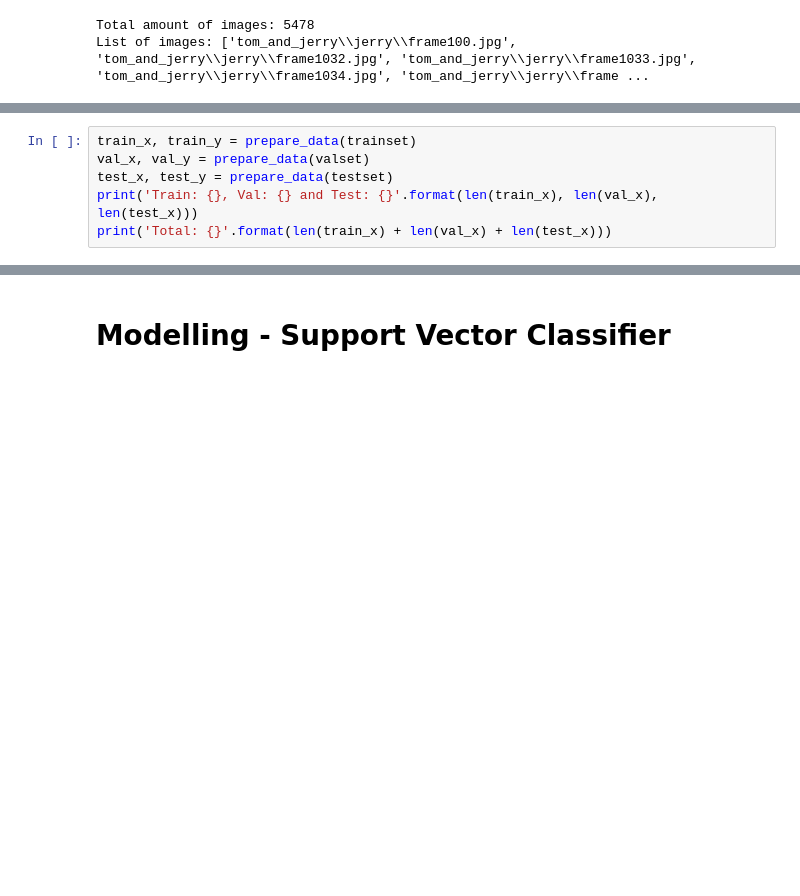
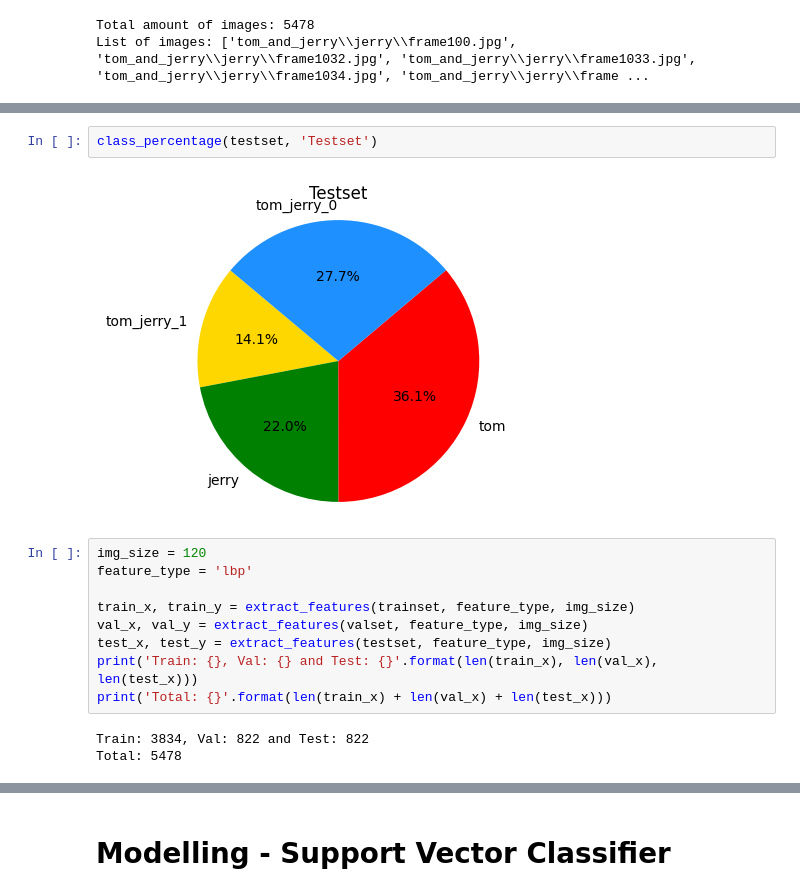
Before and after one commit to esul-gif/tom-jerry, a Jupyter notebook: Tom_and_Jerry_ML.ipynb, the cells around one changed output, grey strips where cells are left out. Cells and saved outputs as stored; diff of their text form; blank space fills up the shorter version.

```diff
--- a/Tom_and_Jerry_ML.ipynb
+++ b/Tom_and_Jerry_ML.ipynb
@@ -85,6 +205,16 @@ Total: 5478 splitted in Train: 1095, Val: 1096 and Test: 3287
+# %%
+class_percentage(testset, 'Testset')
+# %% [output]
+[figure, added]
 # %%
-train_x, train_y = prepare_data(trainset)
-val_x, val_y = prepare_data(valset)
-test_x, test_y = prepare_data(testset)
+img_size = 120
+feature_type = 'lbp'
+
+train_x, train_y = extract_features(trainset, feature_type, img_size)
+val_x, val_y = extract_features(valset, feature_type, img_size)
+test_x, test_y = extract_features(testset, feature_type, img_size)
 print('Train: {}, Val: {} and Test: {}'.format(len(train_x), len(val_x), len(test_x)))
 print('Total: {}'.format(len(train_x) + len(val_x) + len(test_x)))
+# %% [output]
+Train: 3834, Val: 822 and Test: 822
+Total: 5478
```
Also changed, not shown: parts of 33 cells of this notebook.
